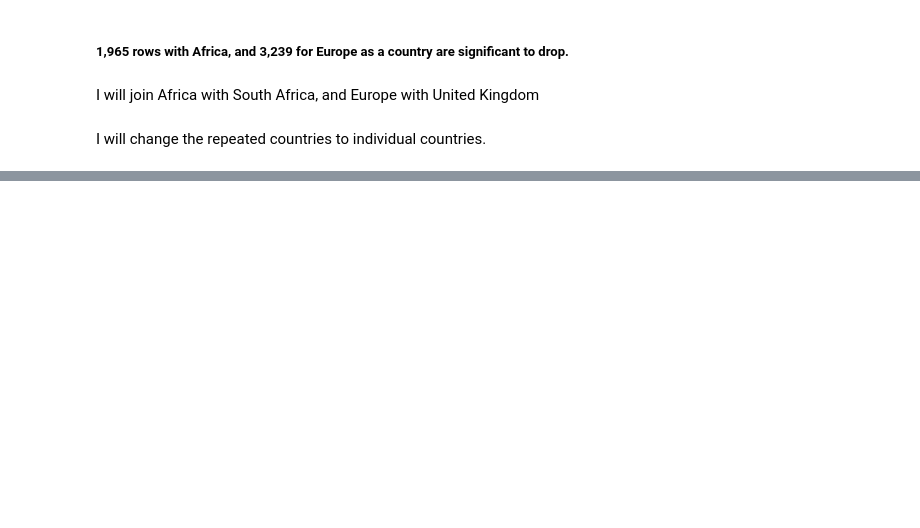
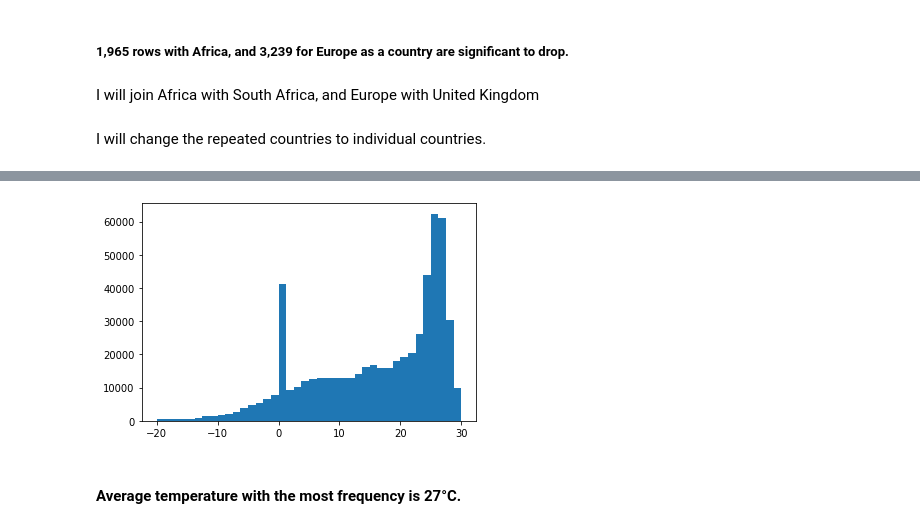
Before and after one commit to masterpython4ds/assignment-2-Alumasa, a Jupyter notebook: Climate Change project.ipynb, the cells around one changed output, grey strips where cells are left out. Drawn from its saved outputs; the diff is of its cells as text; code cells hidden in the pictures; blank space fills up the shorter version.

```diff
--- a/Climate Change project.ipynb
+++ b/Climate Change project.ipynb
@@ -541,0 +579,6 @@ data_country.loc[data_country['country'] == 'United Kingdom (Europe)'] = 'United
+# %%
+plt.hist(data_country.avg_temp, bins=40, range=(-20, 30));
+# %% [output]
+[figure, added]
+# %% [markdown]
+#### Average temperature with the most frequency is 27°C.
```
Also changed, not shown: parts of 29 cells of this notebook.
